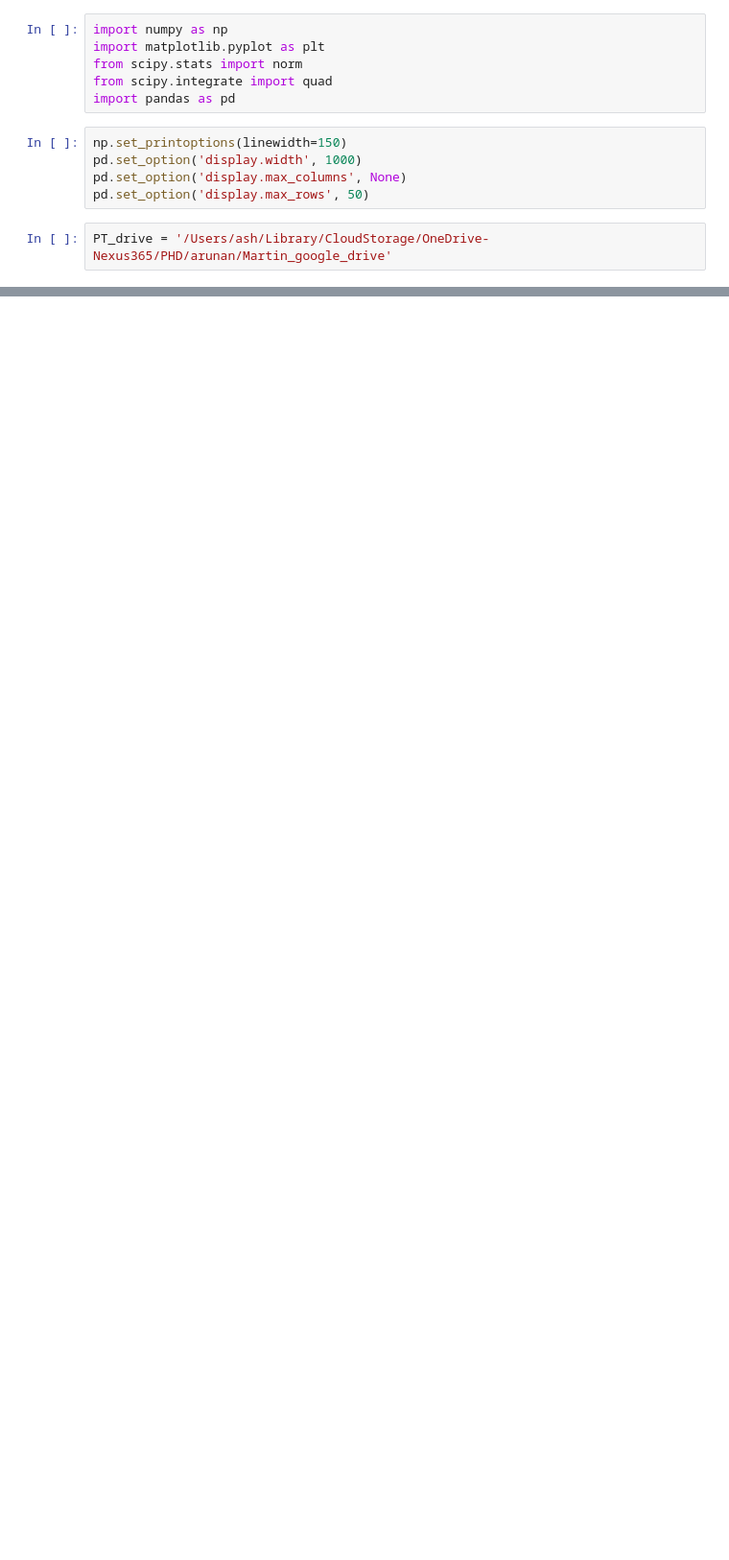
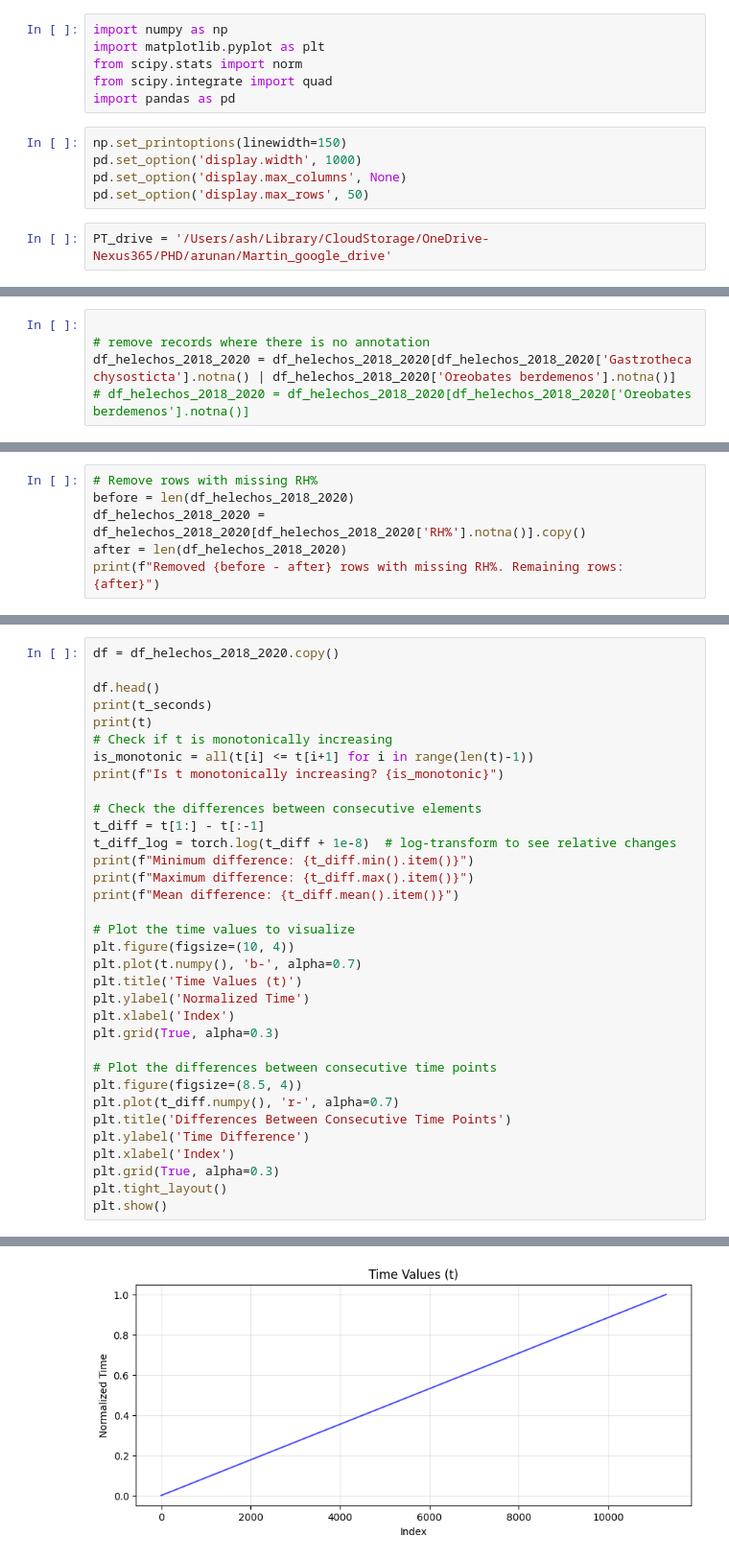
Before and after one commit to ash2d/yungas_aruna, a Jupyter notebook: helechos_node.ipynb, the cells around one changed output, grey strips where cells are left out. Shown at 96% size. Saved outputs shown, nothing was run; the diff lists cells and outputs as text; blank space fills up the shorter version.

```diff
--- a/helechos_node.ipynb
+++ b/helechos_node.ipynb
@@ -15,0 +149,5 @@ df_helechos_2018_2020 = pd.read_excel(f'{PT_drive}/Helechos_2018-2020.xlsx')
+# %%
+
+# remove records where there is no annotation
+df_helechos_2018_2020 = df_helechos_2018_2020[df_helechos_2018_2020['Gastrotheca chysosticta'].notna() | df_helechos_2018_2020['Oreobates berdemenos'].notna()]
+# df_helechos_2018_2020 = df_helechos_2018_2020[df_helechos_2018_2020['Oreobates berdemenos'].notna()]
@@ -186,0 +443,6 @@ plt.show()
+# %%
+# Remove rows with missing RH%
+before = len(df_helechos_2018_2020)
+df_helechos_2018_2020 = df_helechos_2018_2020[df_helechos_2018_2020['RH%'].notna()].copy()
+after = len(df_helechos_2018_2020)
+print(f"Removed {before - after} rows with missing RH%. Remaining rows: {after}")
@@ -186,0 +484,35 @@ plt.show()
+# %%
+df = df_helechos_2018_2020.copy()
+
+df.head()
+print(t_seconds)
+print(t)
+# Check if t is monotonically increasing
+is_monotonic = all(t[i] <= t[i+1] for i in range(len(t)-1))
+print(f"Is t monotonically increasing? {is_monotonic}")
+
+# Check the differences between consecutive elements
+t_diff = t[1:] - t[:-1]
+t_diff_log = torch.log(t_diff + 1e-8)  # log-transform to see relative changes
+print(f"Minimum difference: {t_diff.min().item()}")
+print(f"Maximum difference: {t_diff.max().item()}")
+print(f"Mean difference: {t_diff.mean().item()}")
+
+# Plot the time values to visualize
+plt.figure(figsize=(10, 4))
+plt.plot(t.numpy(), 'b-', alpha=0.7)
+plt.title('Time Values (t)')
+plt.ylabel('Normalized Time')
+plt.xlabel('Index')
+plt.grid(True, alpha=0.3)
+
+# Plot the differences between consecutive time points
+plt.figure(figsize=(8.5, 4))
+plt.plot(t_diff.numpy(), 'r-', alpha=0.7)
+plt.title('Differences Between Consecutive Time Points')
+plt.ylabel('Time Difference')
+plt.xlabel('Index')
+plt.grid(True, alpha=0.3)
+plt.tight_layout()
+plt.show()
+# %% [output]
@@ -186,0 +526 @@ plt.show()
+[figure, added]
```
Also changed, not shown: parts of 24 cells of this notebook, 3 other files.
